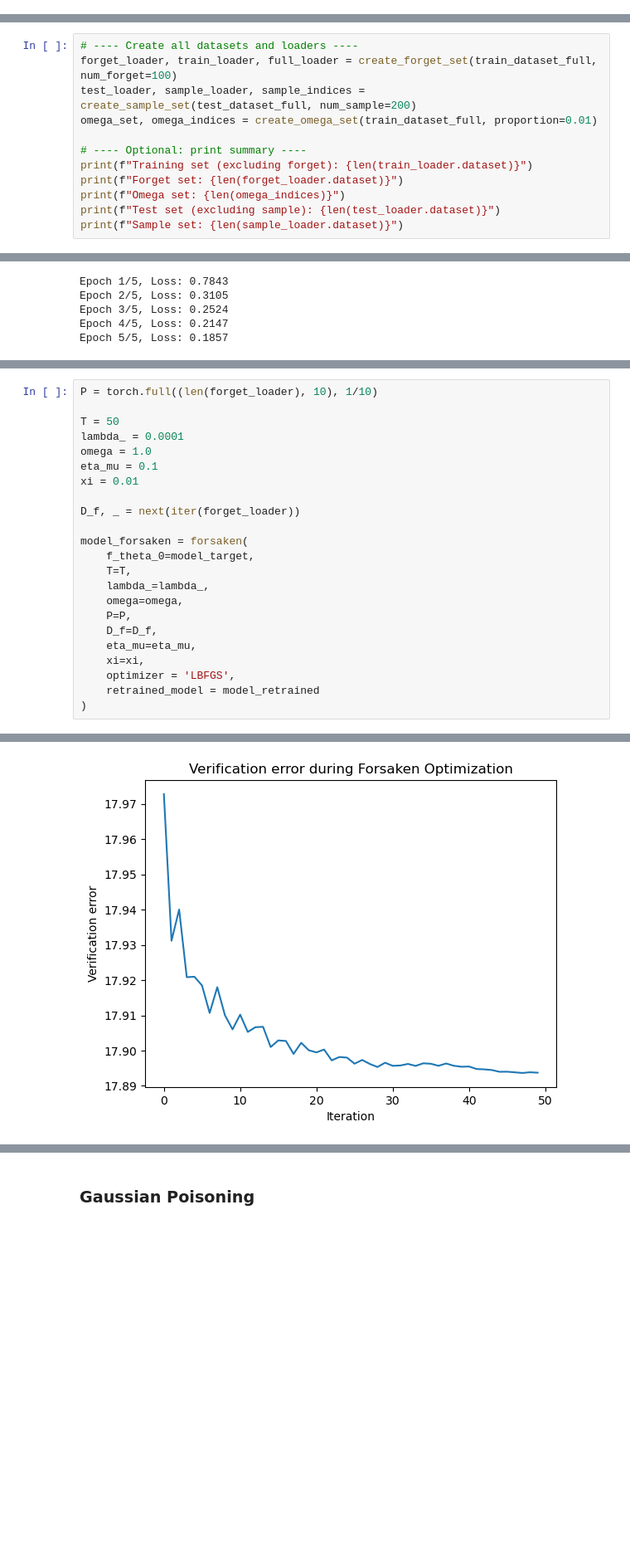
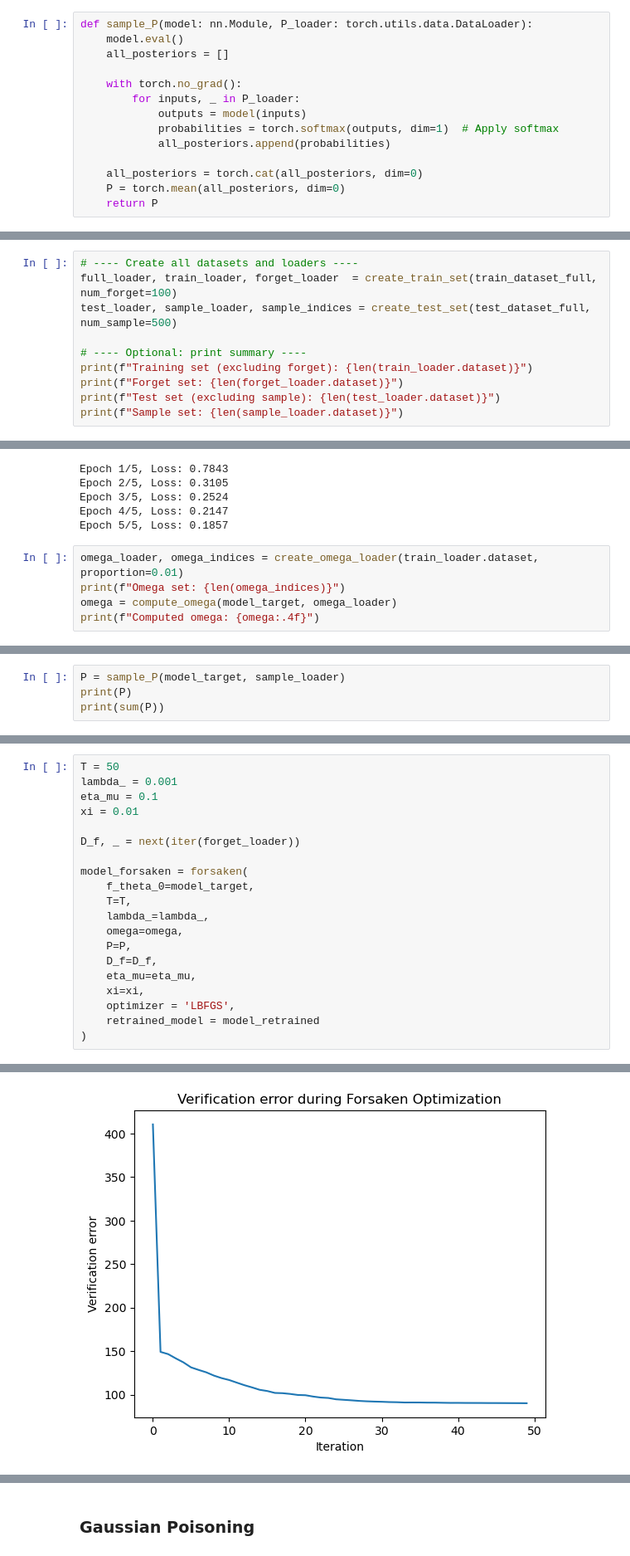
Before and after one commit to DepInfoAliciaSHAO/forsaken, a Jupyter notebook: forsaken.ipynb, the cells around one changed output, grey strips where cells are left out. Shown at 83% size. Drawn from its saved outputs; the diff is of its cells as text; blank space fills up the shorter version.

```diff
--- a/forsaken.ipynb
+++ b/forsaken.ipynb
@@ -189,15 +222,27 @@ def evaluate_model(model, data_loader):
+# %%
+def sample_P(model: nn.Module, P_loader: torch.utils.data.DataLoader):
+    model.eval()
+    all_posteriors = []
+
+    with torch.no_grad():
+        for inputs, _ in P_loader:
+            outputs = model(inputs)
+            probabilities = torch.softmax(outputs, dim=1)  # Apply softmax
+            all_posteriors.append(probabilities)
+
+    all_posteriors = torch.cat(all_posteriors, dim=0)
+    P = torch.mean(all_posteriors, dim=0)
+    return P
 # %% [markdown]
 # Execution
 # %%
 # ---- Create all datasets and loaders ----
-forget_loader, train_loader, full_loader = create_forget_set(train_dataset_full, num_forget=100)
-test_loader, sample_loader, sample_indices = create_sample_set(test_dataset_full, num_sample=200)
-omega_set, omega_indices = create_omega_set(train_dataset_full, proportion=0.01)
+full_loader, train_loader, forget_loader  = create_train_set(train_dataset_full, num_forget=100)
+test_loader, sample_loader, sample_indices = create_test_set(test_dataset_full, num_sample=500)
 
 # ---- Optional: print summary ----
 print(f"Training set (excluding forget): {len(train_loader.dataset)}")
 print(f"Forget set: {len(forget_loader.dataset)}")
-print(f"Omega set: {len(omega_indices)}")
 print(f"Test set (excluding sample): {len(test_loader.dataset)}")
 print(f"Sample set: {len(sample_loader.dataset)}")
 # %% [output]
@@ -224,3 +268,8 @@ Epoch 2/5, Loss: 0.3105
 Epoch 3/5, Loss: 0.2524
 Epoch 4/5, Loss: 0.2147
 Epoch 5/5, Loss: 0.1857
+# %%
+omega_loader, omega_indices = create_omega_loader(train_loader.dataset, proportion=0.01)
+print(f"Omega set: {len(omega_indices)}")
+omega = compute_omega(model_target, omega_loader)
+print(f"Computed omega: {omega:.4f}")
@@ -226,0 +279,4 @@ Epoch 5/5, Loss: 0.1857
+# %%
+P = sample_P(model_target, sample_loader)
+print(P)
+print(sum(P))
@@ -227,9 +287,6 @@ Epoch 5/5, Loss: 0.1857
 # %%
-P = torch.full((len(forget_loader), 10), 1/10)
-
 T = 50
-lambda_ = 0.0001
-omega = 1.0
+lambda_ = 0.001
 eta_mu = 0.1
 xi = 0.01
 
@@ -269,4 +326,4 @@ Fin de la procédure Forsaken.
-[figure, old version]
+[figure, new version]
 # %%
 
 accuracy_forget = evaluate_model(model_forsaken, forget_loader)
```
Also changed, not shown: parts of 9 cells of this notebook.
